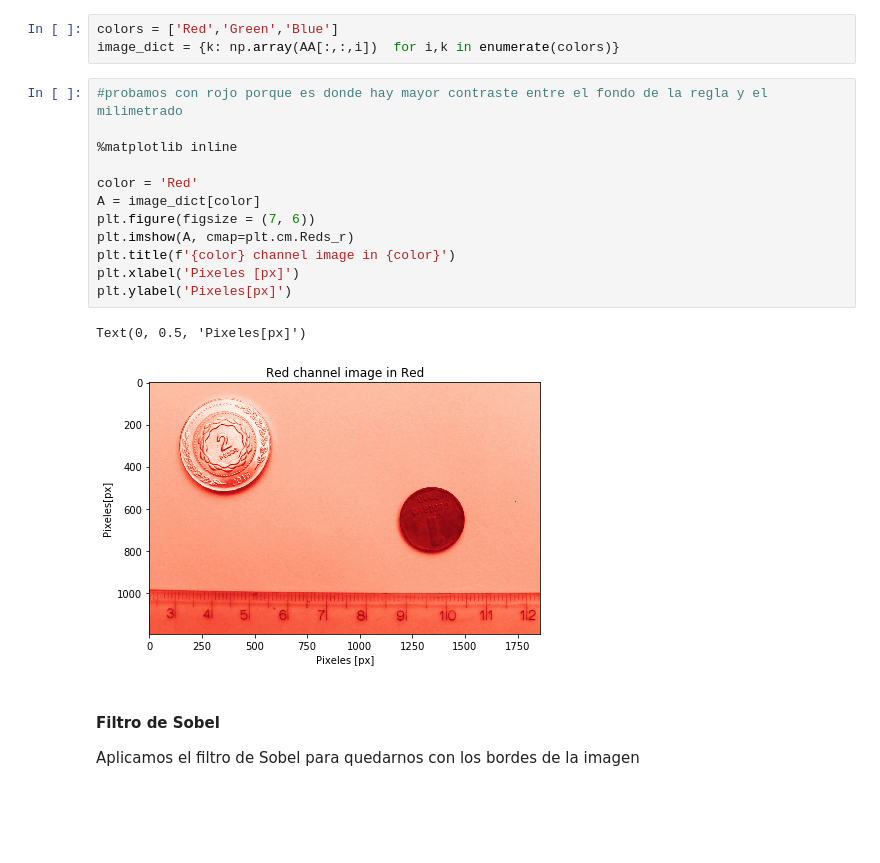
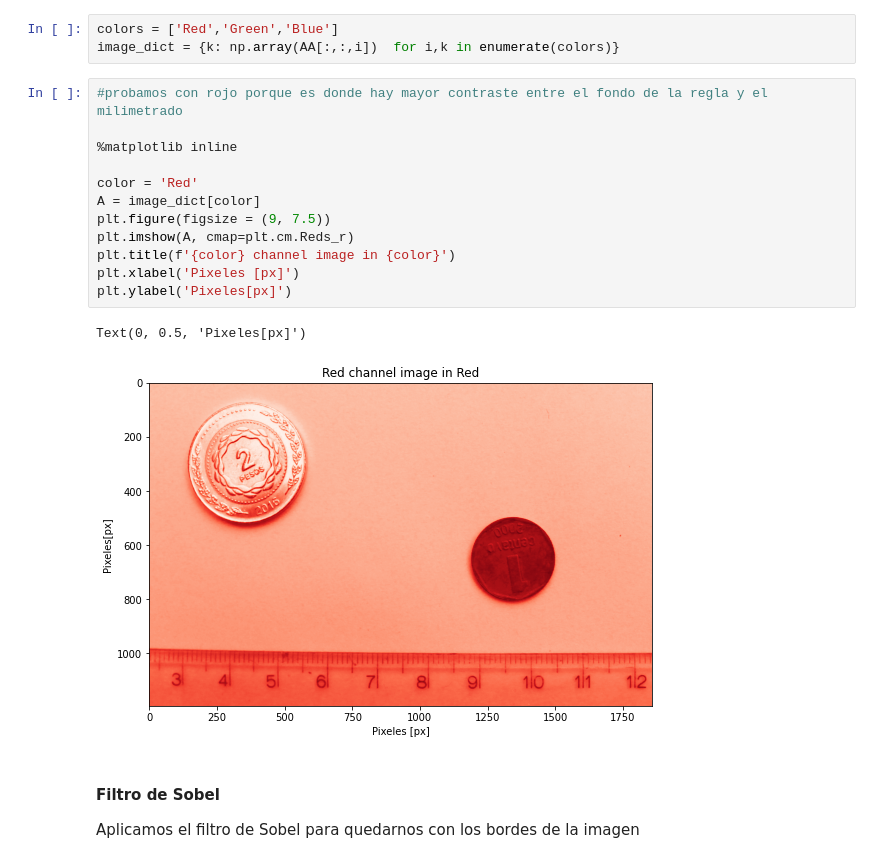
Before and after one commit to LunaKadysz/Laboratorio-4, a Jupyter notebook: Practica1/Practic1.ipynb, the cells around one changed output. Saved outputs shown, nothing was run; the diff lists cells and outputs as text; blank space fills up the shorter version.

```diff
--- a/Practica1/Practic1.ipynb
+++ b/Practica1/Practic1.ipynb
@@ -32,18 +34,18 @@ image_dict = {k: np.array(AA[:,:,i])  for i,k in enumerate(colors)}
 # %%
 #probamos con rojo porque es donde hay mayor contraste entre el fondo de la regla y el milimetrado
 
 %matplotlib inline
 
 color = 'Red'
 A = image_dict[color]
-plt.figure(figsize = (7, 6))
+plt.figure(figsize = (9, 7.5))
 plt.imshow(A, cmap=plt.cm.Reds_r)
 plt.title(f'{color} channel image in {color}')
 plt.xlabel('Pixeles [px]')
 plt.ylabel('Pixeles[px]')
 # %% [output]
 Text(0, 0.5, 'Pixeles[px]')
-[figure, old version]
+[figure, new version]
 # %% [markdown]
 #### Filtro de Sobel
 Aplicamos el filtro de Sobel para quedarnos con los bordes de la imagen
```
Also changed, not shown: parts of 22 cells of this notebook, 14 other files.
